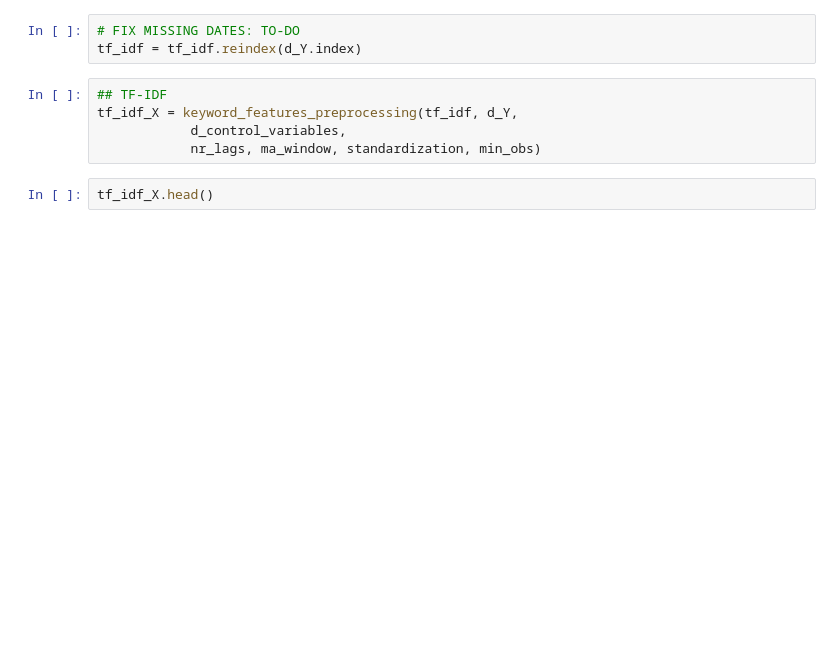
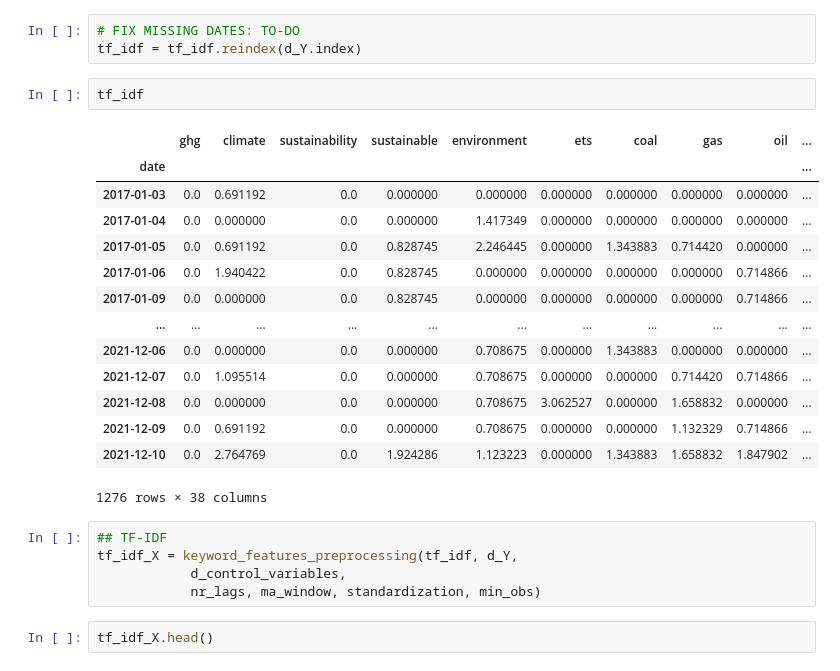
Before and after one commit to paparon96/Sustainability, a Jupyter notebook: Carbon_price_prediction/Notebooks/volatility_methodology_comparison.ipynb, the cells around one changed output. Saved outputs shown, nothing was run; the diff lists cells and outputs as text; blank space fills up the shorter version.

```diff
--- a/Carbon_price_prediction/Notebooks/volatility_methodology_comparison.ipynb
+++ b/Carbon_price_prediction/Notebooks/volatility_methodology_comparison.ipynb
@@ -382,6 +478,23 @@ d_Y.shape
 # %%
 # FIX MISSING DATES: TO-DO
 tf_idf = tf_idf.reindex(d_Y.index)
+# %%
+tf_idf
+# %% [output]
+|  | ghg | climate | sustainability | sustainable | environment | ets | coal | gas | oil | ... |
+| date |  |  |  |  |  |  |  |  |  | ... |
+| 2017-01-03 | 0.0 | 0.691192 | 0.0 | 0.000000 | 0.000000 | 0.000000 | 0.000000 | 0.000000 | 0.000000 | ... |
+| 2017-01-04 | 0.0 | 0.000000 | 0.0 | 0.000000 | 1.417349 | 0.000000 | 0.000000 | 0.000000 | 0.000000 | ... |
+| 2017-01-05 | 0.0 | 0.691192 | 0.0 | 0.828745 | 2.246445 | 0.000000 | 1.343883 | 0.714420 | 0.000000 | ... |
+| 2017-01-06 | 0.0 | 1.940422 | 0.0 | 0.828745 | 0.000000 | 0.000000 | 0.000000 | 0.000000 | 0.714866 | ... |
+| 2017-01-09 | 0.0 | 0.000000 | 0.0 | 0.828745 | 0.000000 | 0.000000 | 0.000000 | 0.000000 | 0.714866 | ... |
+| ... | ... | ... | ... | ... | ... | ... | ... | ... | ... | ... |
+| 2021-12-06 | 0.0 | 0.000000 | 0.0 | 0.000000 | 0.708675 | 0.000000 | 1.343883 | 0.000000 | 0.000000 | ... |
+| 2021-12-07 | 0.0 | 1.095514 | 0.0 | 0.000000 | 0.708675 | 0.000000 | 0.000000 | 0.714420 | 0.714866 | ... |
+| 2021-12-08 | 0.0 | 0.000000 | 0.0 | 0.000000 | 0.708675 | 3.062527 | 0.000000 | 1.658832 | 0.000000 | ... |
+| 2021-12-09 | 0.0 | 0.691192 | 0.0 | 0.000000 | 0.708675 | 0.000000 | 0.000000 | 1.132329 | 0.714866 | ... |
+| 2021-12-10 | 0.0 | 2.764769 | 0.0 | 1.924286 | 1.123223 | 0.000000 | 1.343883 | 1.658832 | 1.847902 | ... |
+1276 rows × 38 columns
 # %%
 ## TF-IDF
 tf_idf_X = keyword_features_preprocessing(tf_idf, d_Y,
```
Also changed, not shown: parts of 85 cells of this notebook.
